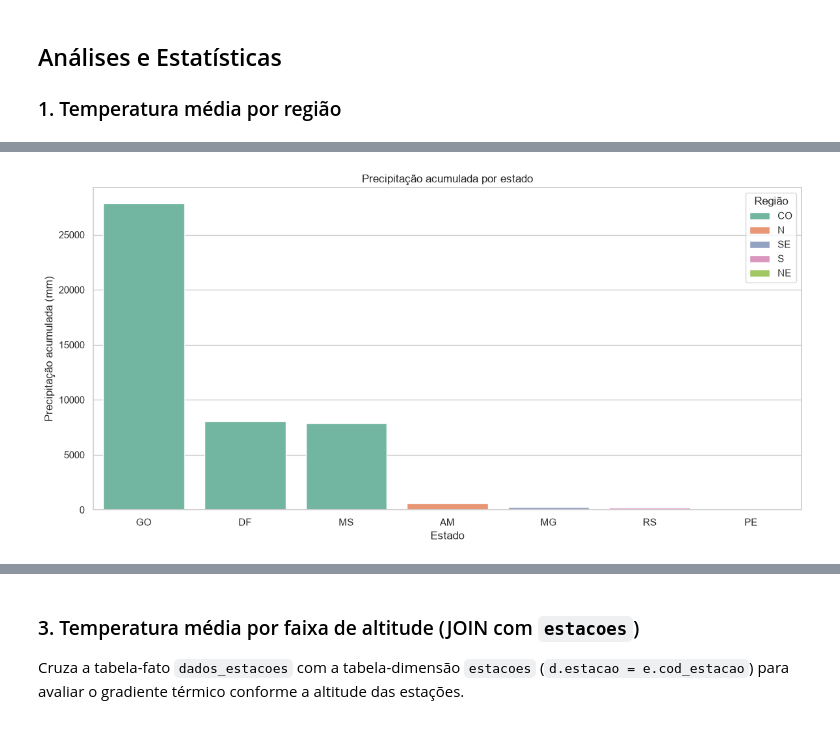
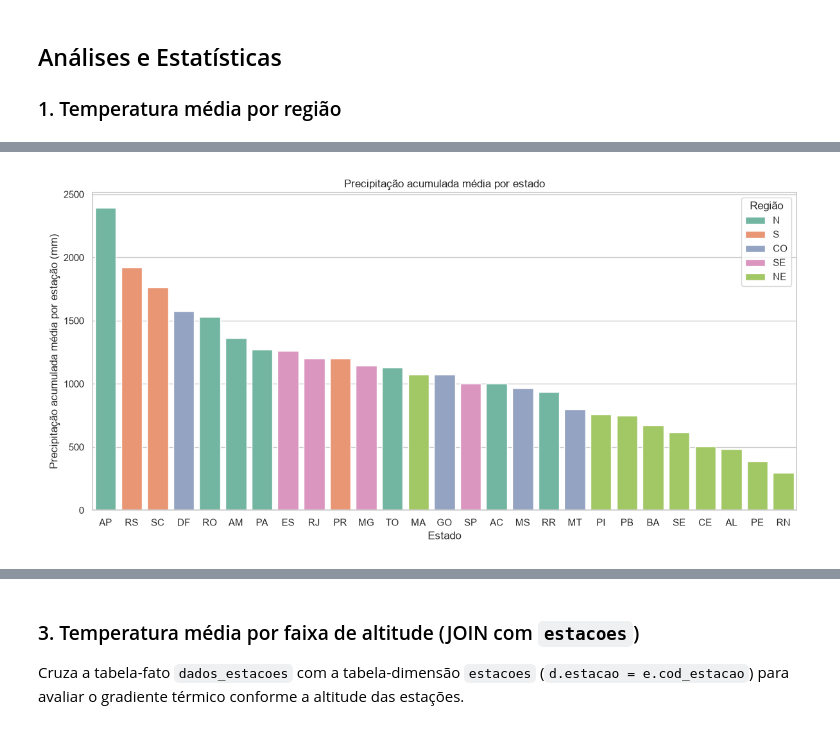
Before and after one commit to lucasmora/inmet-data-pipeline, a Jupyter notebook: analytics/EDA_INMET.ipynb, the cells around one changed output, grey strips where cells are left out. Drawn from its saved outputs; the diff is of its cells as text; code cells hidden in the pictures.

```diff
--- a/analytics/EDA_INMET.ipynb
+++ b/analytics/EDA_INMET.ipynb
@@ -67,32 +75,32 @@ plt.show()
 # %%
 query = """
 SELECT
     estado,
     regiao,
-    SUM(precipitacao) AS precipitacao
+    SUM(precipitacao) / COUNT(DISTINCT estacao) AS precipitacao
 FROM dados_estacoes
 GROUP BY estado, regiao
 ORDER BY precipitacao DESC;
 """
 
 df = pd.read_sql(query, engine)
 fig, ax = plt.subplots(figsize=(12, 6))
 
 sns.barplot(
     data=df,
     x="estado",
     y="precipitacao",
     hue="regiao",
     palette="Set2",
     dodge=False,
     ax=ax
  )
 
-ax.set_title("Precipitação acumulada por estado")
+ax.set_title("Precipitação acumulada média por estado")
 ax.set_xlabel("Estado")
-ax.set_ylabel("Precipitação acumulada (mm)")
+ax.set_ylabel("Precipitação acumulada média por estação (mm)")
 ax.legend(title="Região")
 fig.tight_layout()
 plt.show()
 # %% [output]
-[figure, old version]
+[figure, new version]
```
Also changed, not shown: parts of 8 cells of this notebook, 5 other files.
